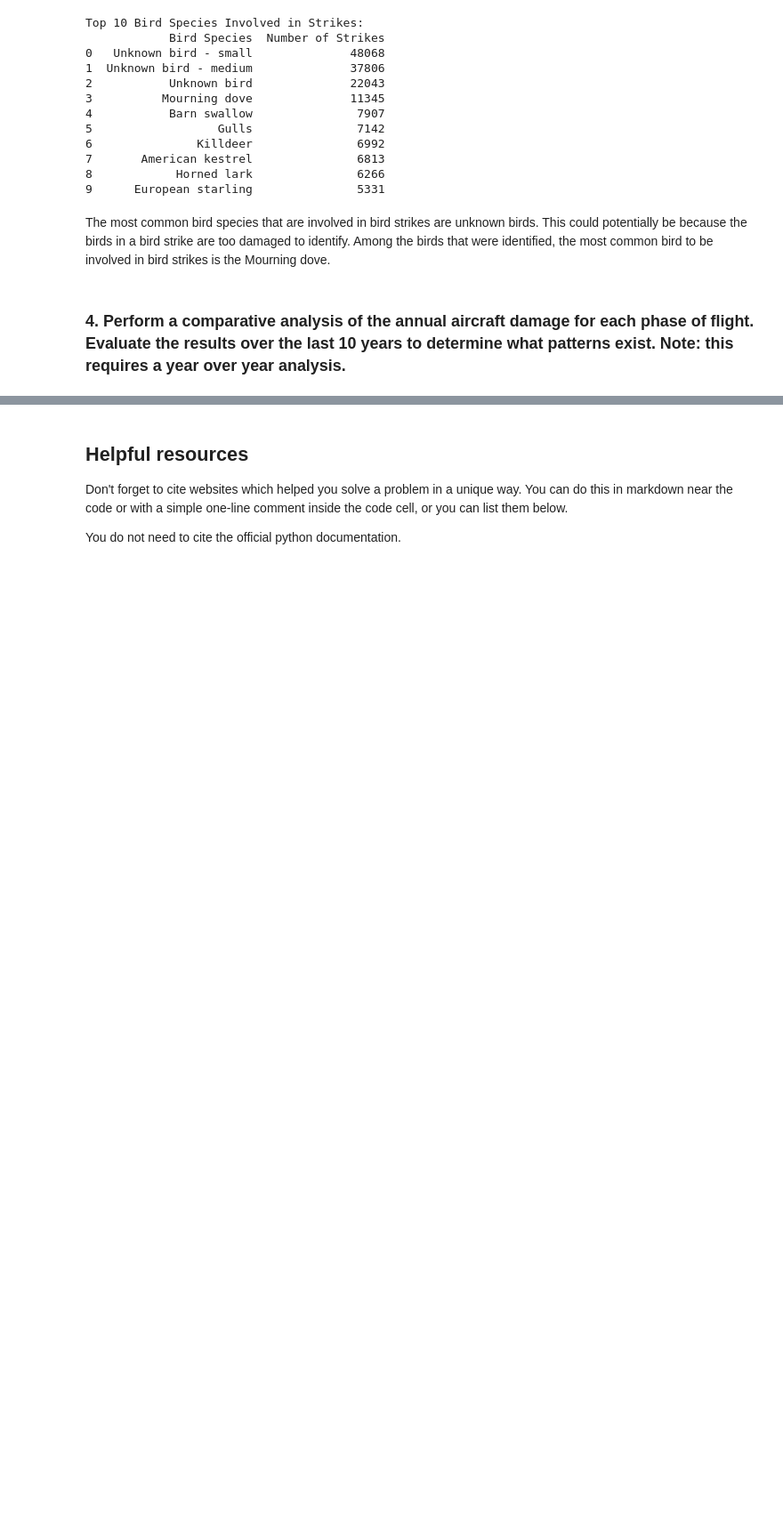
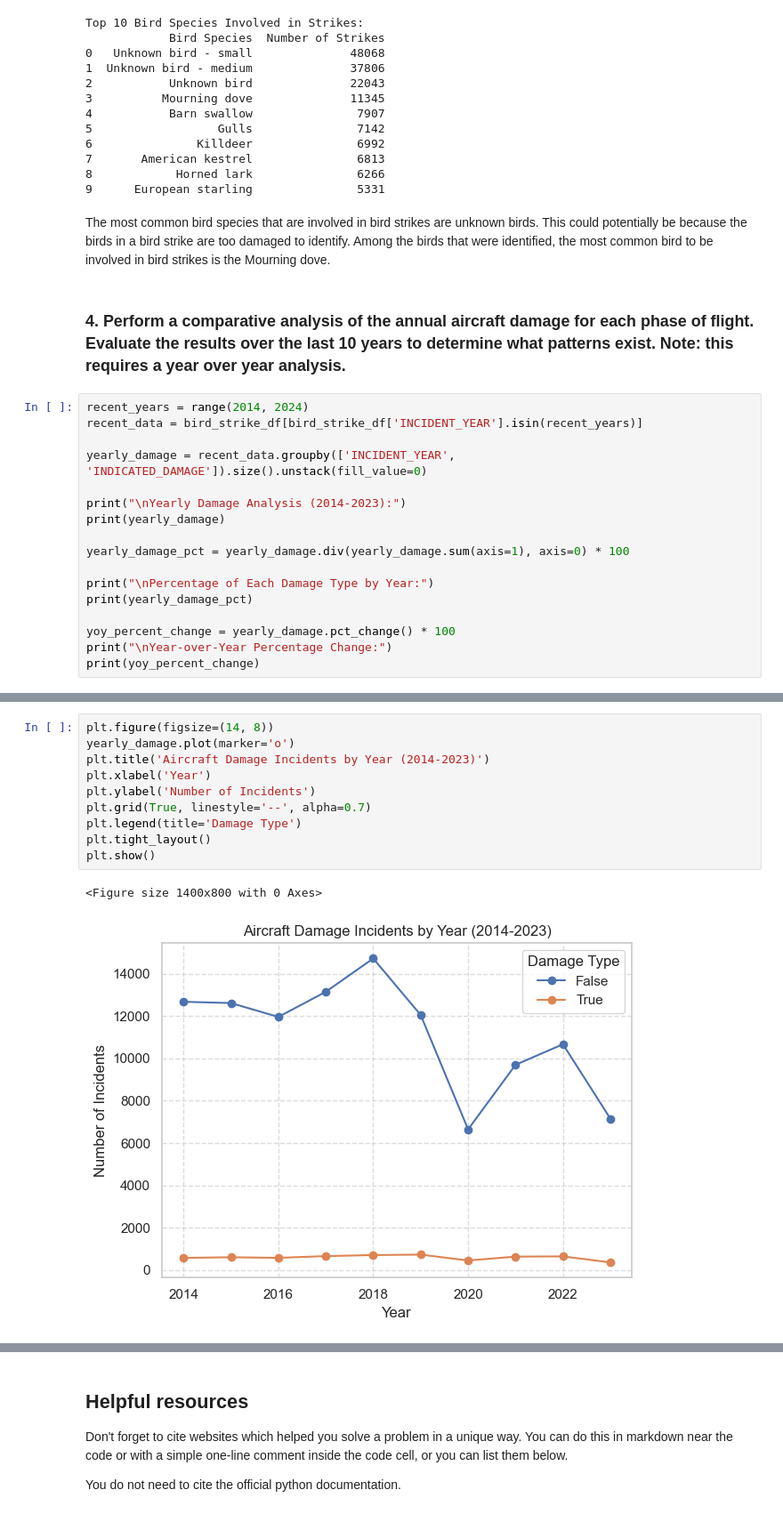
Before and after one commit to DavidYu75/ds3000-assignments, a Jupyter notebook: DS_Practicum_2.ipynb, the cells around one changed output, grey strips where cells are left out. Shown at 89% size. Saved outputs shown, nothing was run; the diff lists cells and outputs as text; blank space fills up the shorter version.

```diff
--- a/DS_Practicum_2.ipynb
+++ b/DS_Practicum_2.ipynb
@@ -338,3 +338,20 @@ Top 10 Bird Species Involved in Strikes:
 The most common bird species that are involved in bird strikes are unknown birds. This could potentially be because the birds in a bird strike are too damaged to identify. Among the birds that were identified, the most common bird to be involved in bird strikes is the Mourning dove.
 # %% [markdown]
 ### 4. Perform a comparative analysis of the annual aircraft damage for each phase of flight. Evaluate the results over the last 10 years to determine what patterns exist. Note: this requires a year over year analysis.
+# %%
+recent_years = range(2014, 2024)
+recent_data = bird_strike_df[bird_strike_df['INCIDENT_YEAR'].isin(recent_years)]
+
+yearly_damage = recent_data.groupby(['INCIDENT_YEAR', 'INDICATED_DAMAGE']).size().unstack(fill_value=0)
+
+print("\nYearly Damage Analysis (2014-2023):")
+print(yearly_damage)
+
+yearly_damage_pct = yearly_damage.div(yearly_damage.sum(axis=1), axis=0) * 100
+
+print("\nPercentage of Each Damage Type by Year:")
+print(yearly_damage_pct)
+
+yoy_percent_change = yearly_damage.pct_change() * 100
+print("\nYear-over-Year Percentage Change:")
+print(yoy_percent_change)
@@ -340,0 +376,13 @@ The most common bird species that are involved in bird strikes are unknown birds
+# %%
+plt.figure(figsize=(14, 8))
+yearly_damage.plot(marker='o')
+plt.title('Aircraft Damage Incidents by Year (2014-2023)')
+plt.xlabel('Year')
+plt.ylabel('Number of Incidents')
+plt.grid(True, linestyle='--', alpha=0.7)
+plt.legend(title='Damage Type')
+plt.tight_layout()
+plt.show()
+# %% [output]
+<Figure size 1400x800 with 0 Axes>
+[figure, added]
```
Also changed, not shown: parts of 3 cells of this notebook.
